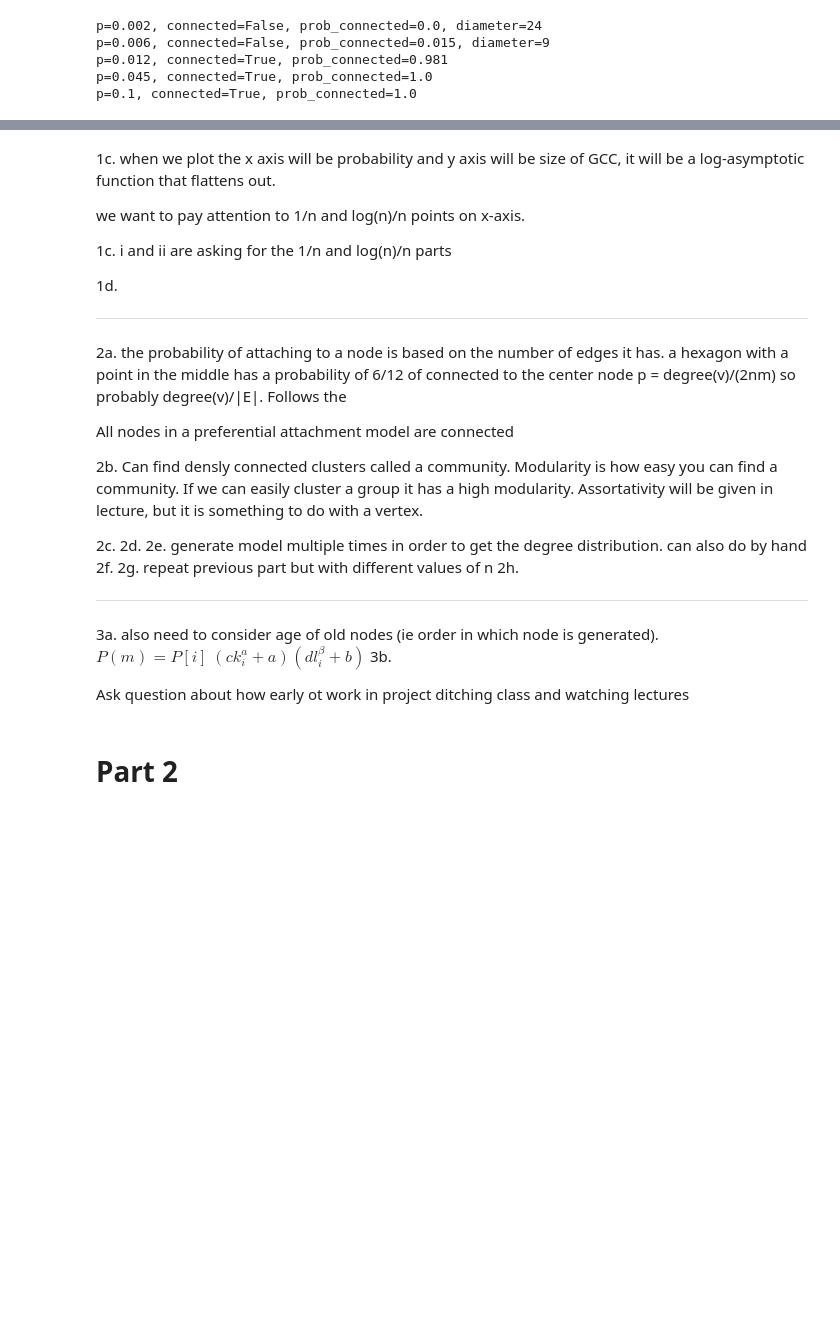
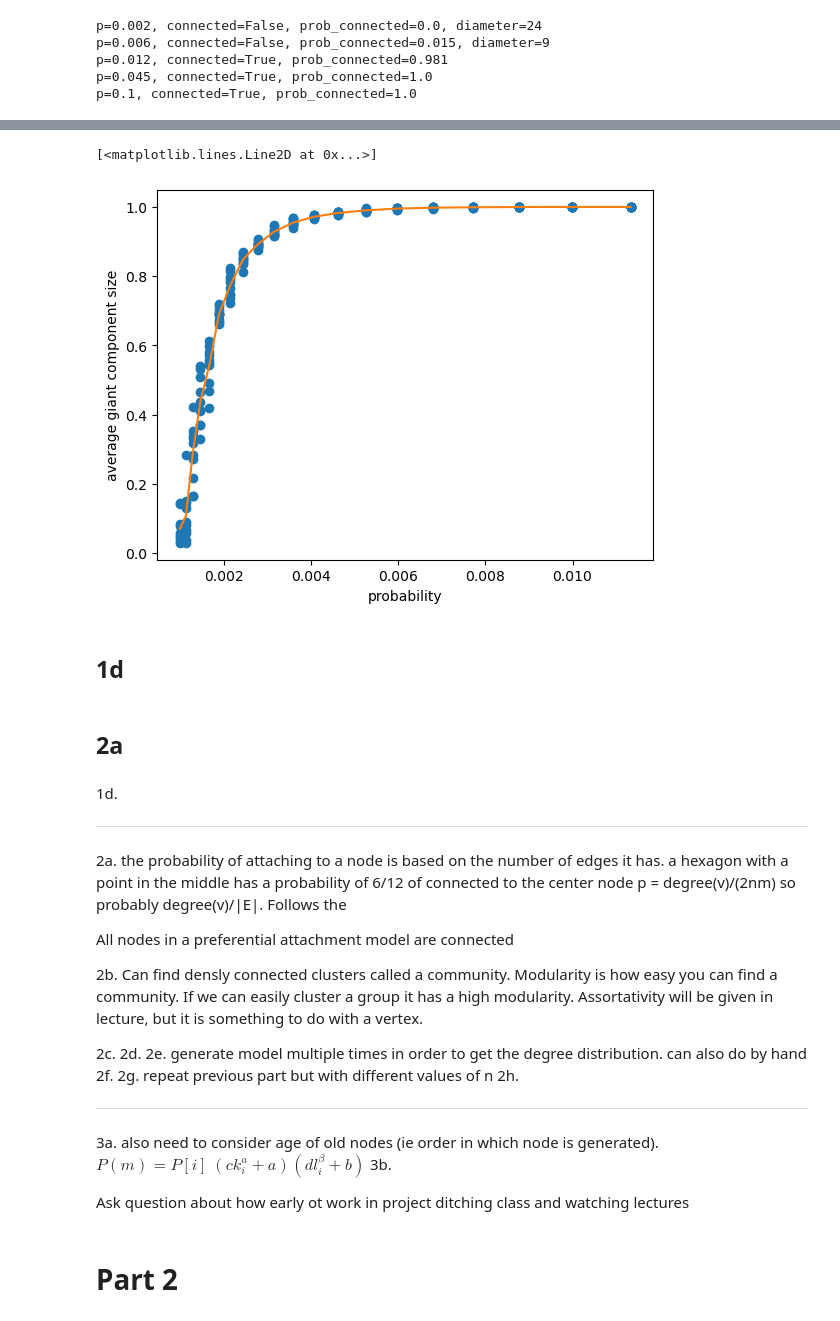
Before and after one commit to hershey890/ece232e, a Jupyter notebook: project_1.ipynb, the cells around one changed output, grey strips where cells are left out. Drawn from its saved outputs; the diff is of its cells as text; code cells hidden in the pictures; blank space fills up the shorter version.

```diff
--- a/project_1.ipynb
+++ b/project_1.ipynb
@@ -88,10 +95,36 @@ p=0.1, connected=True, prob_connected=1.0
+# %%
+# Edit these values
+epsilon = 0.5 # vary this value between 0 and 1
+n_p_values = 20 # number of p values to test, log-spaced
+n_iter = 10 # 100 # number of iterations for each p value to average over
+
+# Don't edit these values
+n = 900
+p1 = 1/n
+p2 = np.log(n)/n
+p_max = (1+epsilon)*p2 # graph is almost surely connected if p > p_max
+probabilities = np.logspace(-3, np.log10(p_max), n_p_values)
+avg_gcc_vals = np.empty(n_p_values)
+
+for i, p in enumerate(probabilities):
+    gcc_values = np.empty(n_iter)
+    for j in range(n_iter):
+        graph = ig.Graph.Erdos_Renyi(n=n, p=p, directed=False, loops=False)
+        gcc_values[j] = graph.connected_components().giant().vcount()/n
+    avg_gcc_vals[i] = np.average(gcc_values)
+    plt.scatter(n_iter*[p], gcc_values, color='#1f77b4')
+
+plt.xlabel('probability')
+plt.ylabel('average giant component size')
+plt.plot(probabilities, avg_gcc_vals, color="#ff7f0e")
+# %% [output]
+[<matplotlib.lines.Line2D at 0x...>]
+[figure, added]
+# %% [markdown]
+## 1d
+# %% [markdown]
+## 2a
 # %% [markdown]
-1c. when we plot the x axis will be probability and y axis will be size of GCC, it will be a log-asymptotic function that flattens out.
-
-we want to pay attention to 1/n and log(n)/n points on x-axis.
-
-1c. i and ii are asking for the 1/n and log(n)/n parts
-
 1d.
 
 ----------------
```
Also changed, not shown: parts of 3 cells of this notebook.
